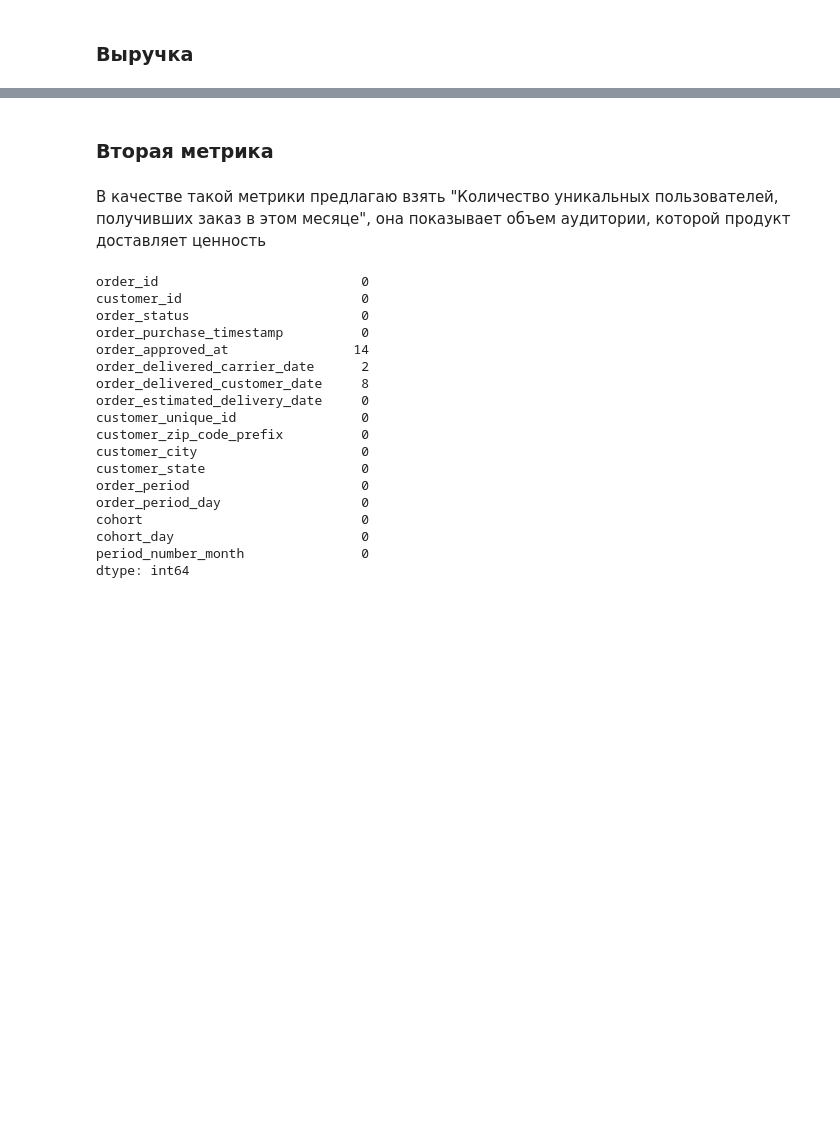
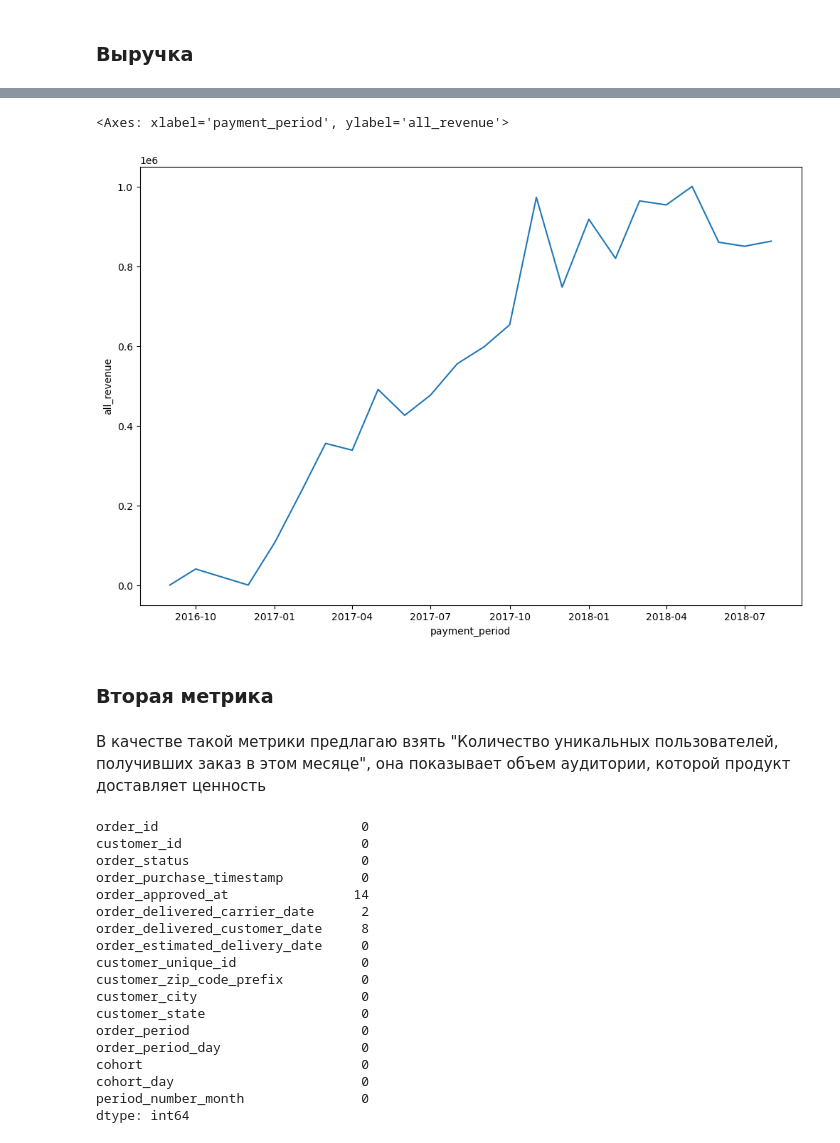
Before and after one commit to elizawetav/marketplace, a Jupyter notebook: marketplace_brazil.ipynb, the cells around one changed output, grey strips where cells are left out. Cells and saved outputs as stored; diff of their text form; code cells hidden in the pictures; blank space fills up the shorter version.

```diff
--- a/marketplace_brazil.ipynb
+++ b/marketplace_brazil.ipynb
@@ -343,3 +345,9 @@ plt.show()
+# %%
+plt.figure(figsize=(12, 8))
+sns.lineplot(data=revenue, x='payment_period', y='all_revenue')
+# %% [output]
+<Axes: xlabel='payment_period', ylabel='all_revenue'>
+[figure, added]
 # %% [markdown]
 ### Вторая метрика
 # %% [markdown]
```
Also changed, not shown: parts of 21 cells of this notebook.
